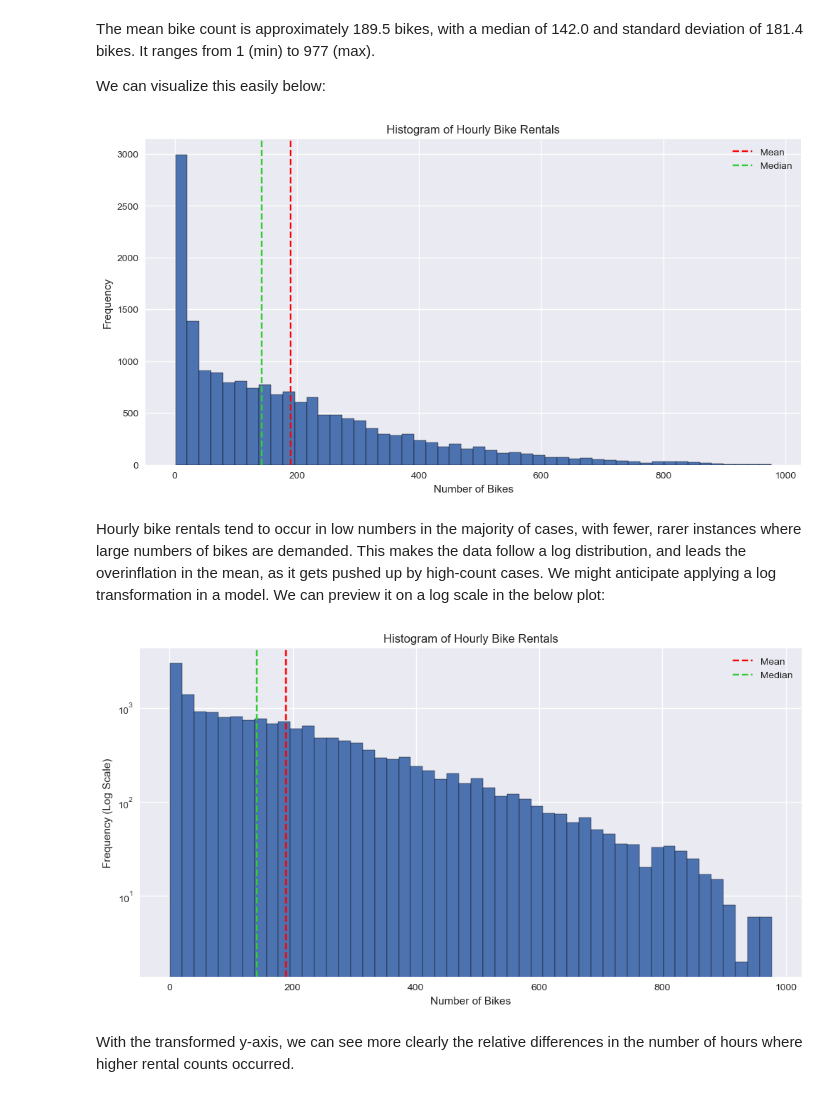
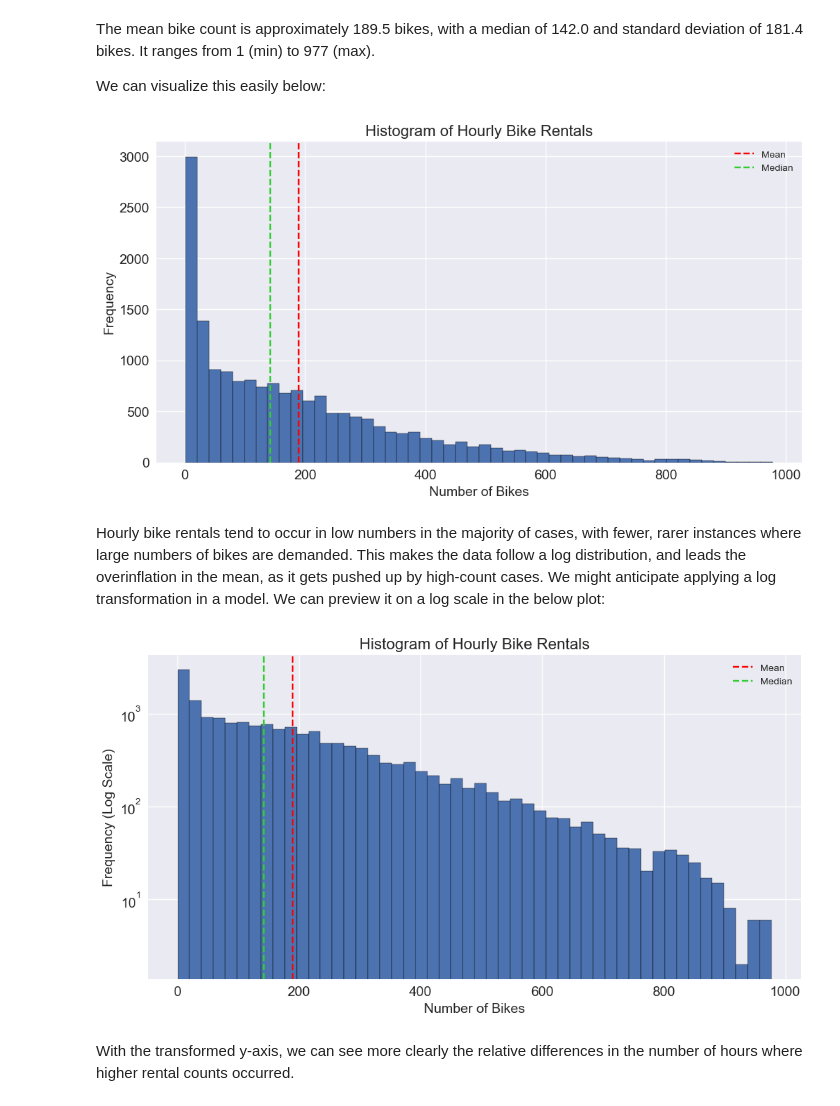
Before and after one commit to MTSU-DATA4950-Capstone-Spring2026/Team4-R2_BikeSharingDemand, a Jupyter notebook: notebooks/01_eda.ipynb, the cells around one changed output. Cells and saved outputs as stored; diff of their text form; code cells hidden in the pictures.

```diff
--- a/notebooks/01_eda.ipynb
+++ b/notebooks/01_eda.ipynb
@@ -273,17 +273,20 @@ We can visualize this easily below:
 # %%
 # plot histogram of target, bike count
 plt.figure(figsize=(12,6))
 plt.hist(df['cnt'], bins=50, edgecolor='black')
 plt.axvline(df['cnt'].mean(),color='red',linestyle='--',label='Mean')
 plt.axvline(df['cnt'].median(),color='limegreen',linestyle='--',label='Median')
-plt.xlabel('Number of Bikes')
-plt.ylabel('Frequency')
-plt.title('Histogram of Hourly Bike Rentals')
+plt.xlabel('Number of Bikes', fontsize=14)
+plt.ylabel('Frequency', fontsize=14)
+plt.title('Histogram of Hourly Bike Rentals', fontsize=16)
 plt.legend()
+plt.xticks(fontsize=14)
+plt.yticks(fontsize=14)
 # plt.tight_layout()
+plt.savefig("../figures/01_target_histogram.png", dpi=300, bbox_inches="tight")
 plt.show()
 # %% [output]
-[figure, old version]
+[figure, new version]
 # %% [markdown]
 Hourly bike rentals tend to occur in low numbers in the majority of cases, with fewer, rarer instances where large numbers of bikes are demanded. This makes the data follow a log distribution, and leads the overinflation in the mean, as it gets pushed up by high-count cases. We might anticipate applying a log transformation in a model. We can preview it on a log scale in the below plot:
 # %%
@@ -292,13 +295,16 @@ plt.hist(df['cnt'], bins=50, edgecolor='black')
 plt.axvline(df['cnt'].mean(), color='red', linestyle='--', label='Mean')
 plt.axvline(df['cnt'].median(), color='limegreen', linestyle='--', label='Median')
 plt.yscale('log')
-plt.xlabel('Number of Bikes')
-plt.ylabel('Frequency (Log Scale)')
-plt.title('Histogram of Hourly Bike Rentals')
+plt.xlabel('Number of Bikes', fontsize=14)
+plt.ylabel('Frequency (Log Scale)', fontsize=14)
+plt.title('Histogram of Hourly Bike Rentals', fontsize=16)
 plt.legend()
+plt.xticks(fontsize=14)
+plt.yticks(fontsize=14)
+plt.savefig("../figures/01_log_target_histogram.png", dpi=300, bbox_inches="tight")
 plt.show()
 # %% [output]
-[figure, old version]
+[figure, new version]
 # %% [markdown]
 With the transformed y-axis, we can see more clearly the relative differences in the number of hours where higher rental counts occurred.
 # %%
```
Also changed, not shown: parts of 4 cells of this notebook, 31 other files.
